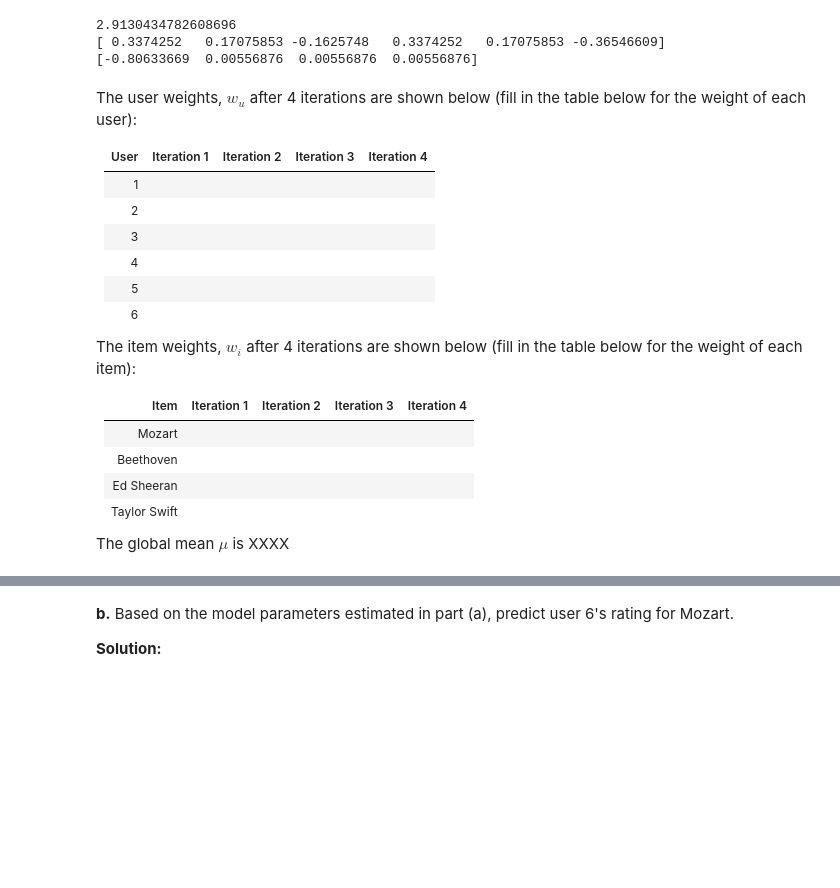
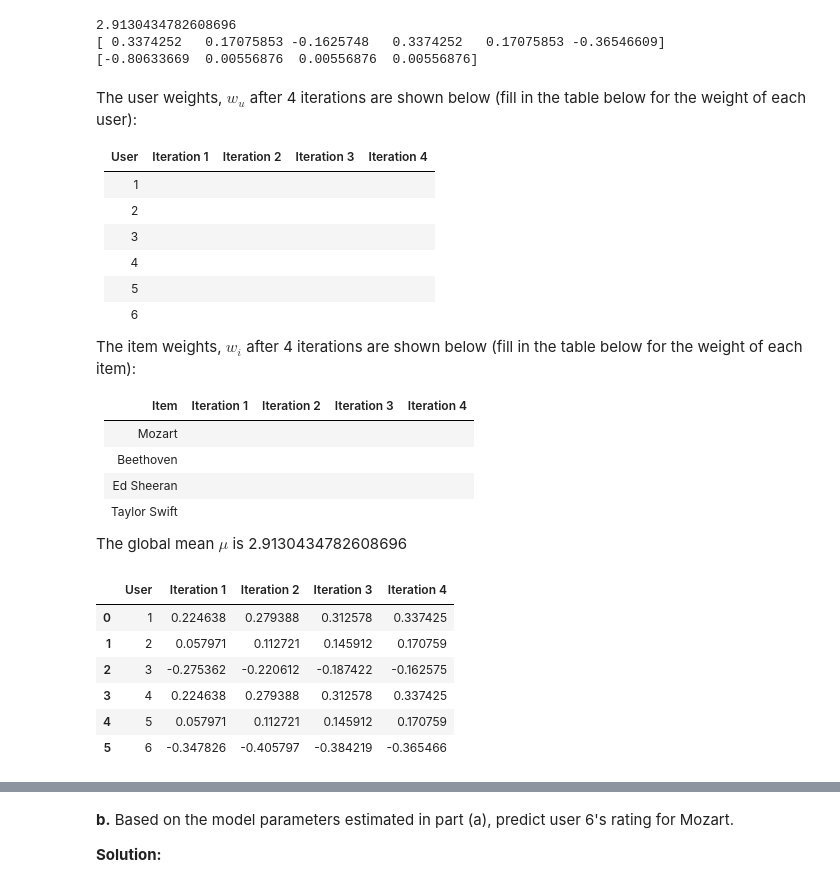
Before and after one commit to nicwigs/482, a Jupyter notebook: hw/03/hw3.ipynb, the cells around one changed output, grey strips where cells are left out. Drawn from its saved outputs; the diff is of its cells as text; code cells hidden in the pictures; blank space fills up the shorter version.

```diff
--- a/hw/03/hw3.ipynb
+++ b/hw/03/hw3.ipynb
@@ -468,6 +483,14 @@ missing = (5,0)
 mu = d.sum()/(d.size-1)
 s = d.shape
 print(mu)
+
+wudf = pd.DataFrame(columns=['User','Iteration 1','Iteration 2','Iteration 3','Iteration 4'])
+wudf['User'] = [1,2,3,4,5,6]
+wudf
+
+widf = pd.DataFrame(columns=['User','Iteration 1','Iteration 2','Iteration 3','Iteration 4'])
+widf['User'] = ['Mozart','Beethoven','Ed Sheeran','Taylor Swift']
+widf
 
 wu = np.array([0,0,0,0])
 wi = np.array([0,0,0,0])
@@ -485,6 +508,9 @@ for i in range(4):
     m[missing[1]] = 1/(s[1]-1)
     wi = np.matmul(np.ones((1,s[0])),t)[0]*m
 
+    wudf.iloc[:,i+1] = wu
+    widf.iloc[:,i+1] = wi
+
 
 print(wu)
 print(wi)
@@ -514,4 +540,14 @@ The item weights, $w_i$ after 4 iterations are shown below (fill in the table be
 | Taylor Swift |   |   |   |
 
 
-The global mean $\mu$ is XXXX
+The global mean $\mu$ is 2.9130434782608696
+# %%
+wudf
+# %% [output]
+|  | User | Iteration 1 | Iteration 2 | Iteration 3 | Iteration 4 |
+| 0 | 1 | 0.224638 | 0.279388 | 0.312578 | 0.337425 |
+| 1 | 2 | 0.057971 | 0.112721 | 0.145912 | 0.170759 |
+| 2 | 3 | -0.275362 | -0.220612 | -0.187422 | -0.162575 |
+| 3 | 4 | 0.224638 | 0.279388 | 0.312578 | 0.337425 |
+| 4 | 5 | 0.057971 | 0.112721 | 0.145912 | 0.170759 |
+| 5 | 6 | -0.347826 | -0.405797 | -0.384219 | -0.365466 |
```
Also changed, not shown: parts of 3 cells of this notebook.
